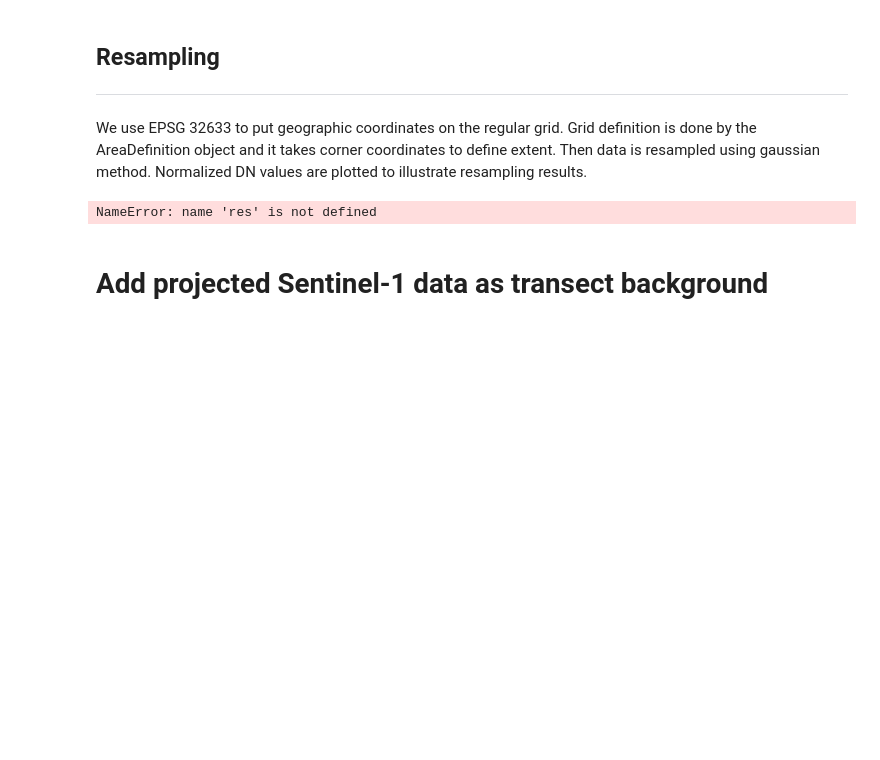
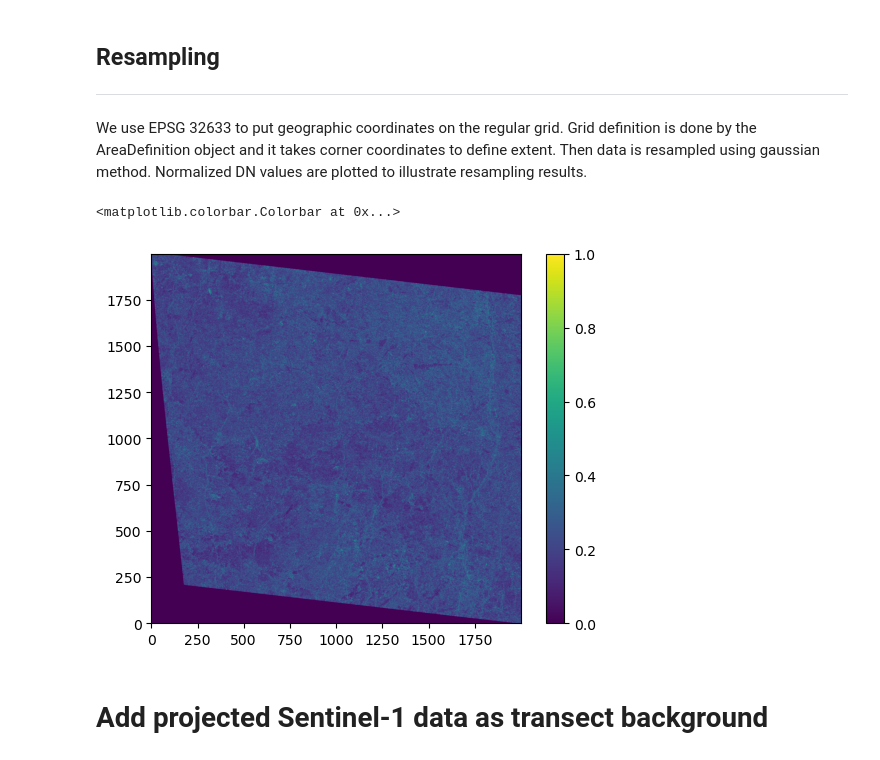
Before and after one commit to ykern/public-notebooks, a Jupyter notebook: polona_itkin_als-3dviz/transect_visualization.ipynb, the cells around one changed output. Cells and saved outputs as stored; diff of their text form; code cells hidden in the pictures; blank space fills up the shorter version.

Commit message:
fix image boundery definition

```diff
--- a/polona_itkin_als-3dviz/transect_visualization.ipynb
+++ b/polona_itkin_als-3dviz/transect_visualization.ipynb
@@ -187,22 +191,23 @@ We use EPSG 32633 to put geographic coordinates on the regular grid. Grid defini
 # %%
 import matplotlib.pyplot as plt
 from pyproj import CRS, Transformer
 transformer = Transformer.from_crs(4326, 32633, always_xy=True)
 lonx, latx = transformer.transform(lons, lats)
 swath_def = geometry.SwathDefinition(lats=lats.ravel(), lons=lons.ravel())
 area_def = geometry.AreaDefinition.from_extent(
     "ALS",
     32633,
     (2000,2000),
     (
         lonx[0,0], latx[0,0],
         lonx[1762,1958], latx[1762,1958]
     )
 )
-data_res = kd_tree.resample_gauss(swath_def, data.ravel(), area_def, radius_of_influence=1000, sigmas=5)
+res = kd_tree.resample_gauss(swath_def, data.ravel(), area_def, radius_of_influence=1000, sigmas=5)
 plt.imshow((res-res.min())/(res.max()-res.min()), origin='lower'); plt.colorbar()
 # %% [output]
-NameError: name 'res' is not defined
+<matplotlib.colorbar.Colorbar at 0x...>
+[figure, added]
 # %%
 # Convert numpy array to binary image
 from PIL import Image
```
Also changed, not shown: parts of 12 cells of this notebook.
